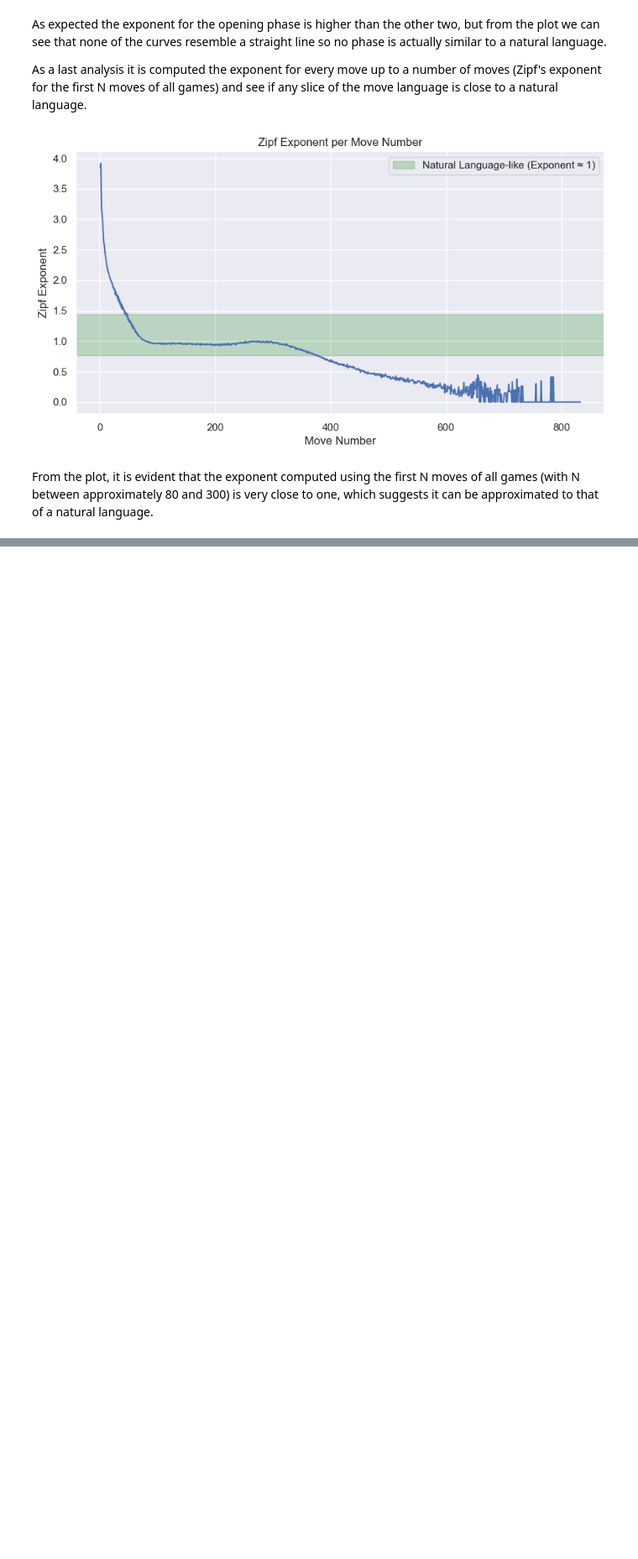
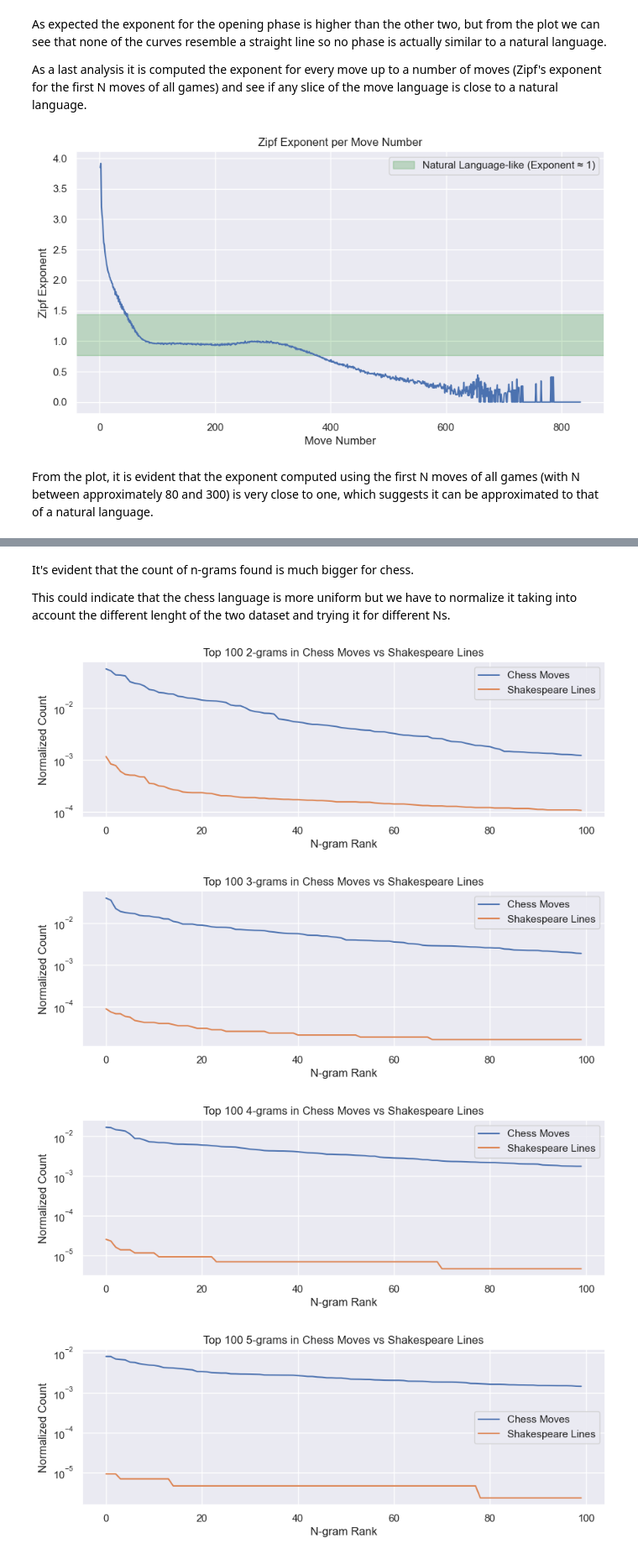
Before and after one commit to NLP-Project-PoliMi-2025/NLP-Project, a Jupyter notebook: notebooks/final_martina.ipynb, the cells around one changed output, grey strips where cells are left out. Shown at 84% size. Saved outputs shown, nothing was run; the diff lists cells and outputs as text; code cells hidden in the pictures; blank space fills up the shorter version.

```diff
--- a/notebooks/final_martina.ipynb
+++ b/notebooks/final_martina.ipynb
@@ -264,0 +329,20 @@ From the plot, it is evident that the exponent computed using the first N moves
+# %%
+lines = lines.lower()
+from nltk.corpus import stopwords
+import nltk
+nltk.download('stopwords')
+stop_words = set(stopwords.words('english'))
+
+def removeStopwords(text: str) -> str:
+    words = text.split()
+    filtered_words = [word for word in words if word not in stop_words]
+    return ' '.join(filtered_words)
+
+import string
+def removePunctuation(text: str) -> str:
+    return text.translate(str.maketrans('', '', string.punctuation))
+
+lines = removeStopwords(lines)
+lines = removePunctuation(lines)
+lines = lines.split()
+lines[:10]
@@ -264,0 +403,25 @@ From the plot, it is evident that the exponent computed using the first N moves
+# %% [markdown]
+It's evident that the count of n-grams found is much bigger for chess.
+
+This could indicate that the chess language is more uniform but we have to normalize it taking into account the different lenght of the two dataset and trying it for different Ns.
+# %%
+topK = 100
+
+for n in range(2, 8):
+    ngramsChess, nNgramsChess = most_common_ngrams(moves, n, topK)
+    ngramsShakespear, nNgramsShakespear = most_common_ngrams(lines, n, topK)
+
+    plt.figure(figsize=(10, 3))
+    plt.semilogy(range(topK), [count/nNgramsChess for _, count in ngramsChess], label='Chess Moves')
+    plt.semilogy(range(topK), [count/nNgramsShakespear for _, count in ngramsShakespear], label='Shakespeare Lines')
+    plt.title(f'Top {topK} {n}-grams in Chess Moves vs Shakespeare Lines')
+    plt.xlabel('N-gram Rank')
+    plt.ylabel('Normalized Count')
+    # plt.xticks(range(topK), [f'#{i+1}' for i in range(topK)])
+    plt.legend()
+    plt.show()
+# %% [output]
+[figure, added]
+[figure, added]
+[figure, added]
+[figure, added]
```
Also changed, not shown: parts of 20 cells of this notebook.
